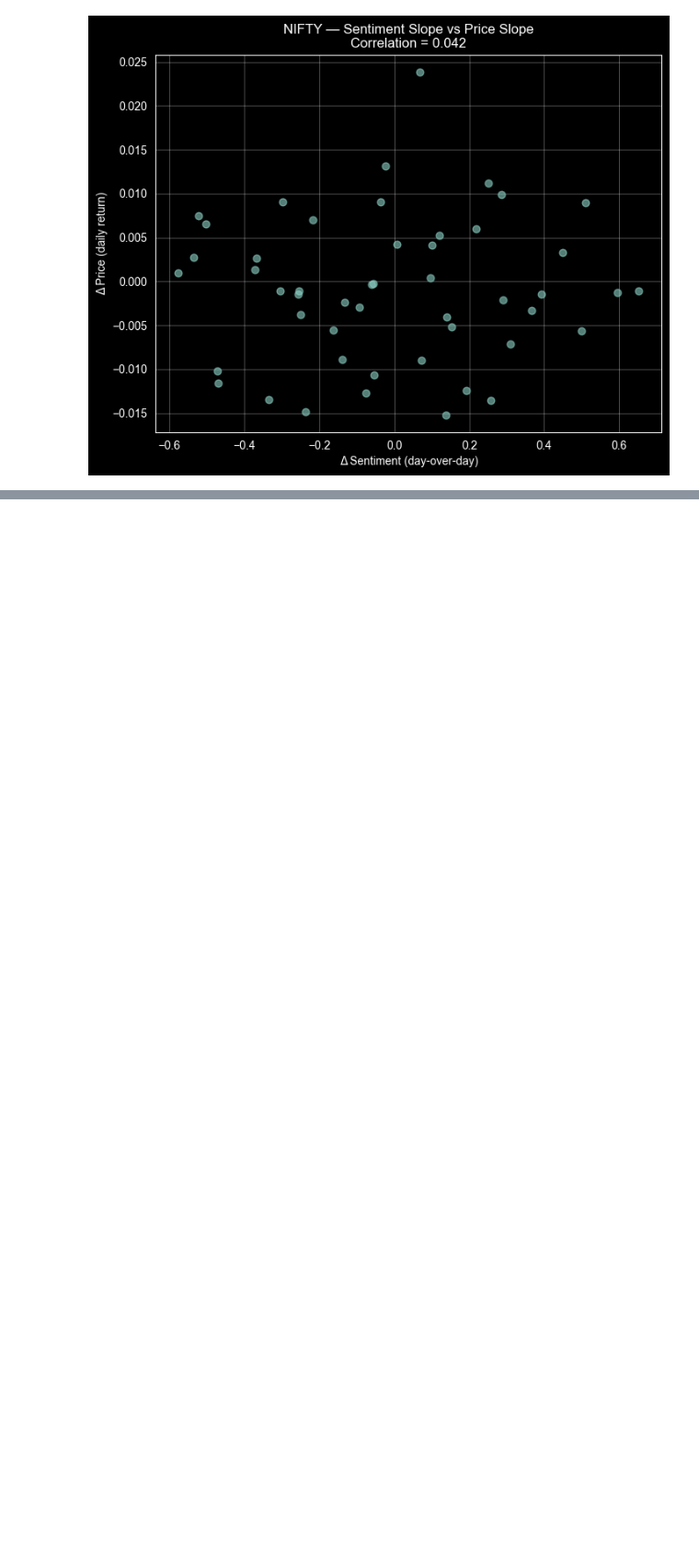
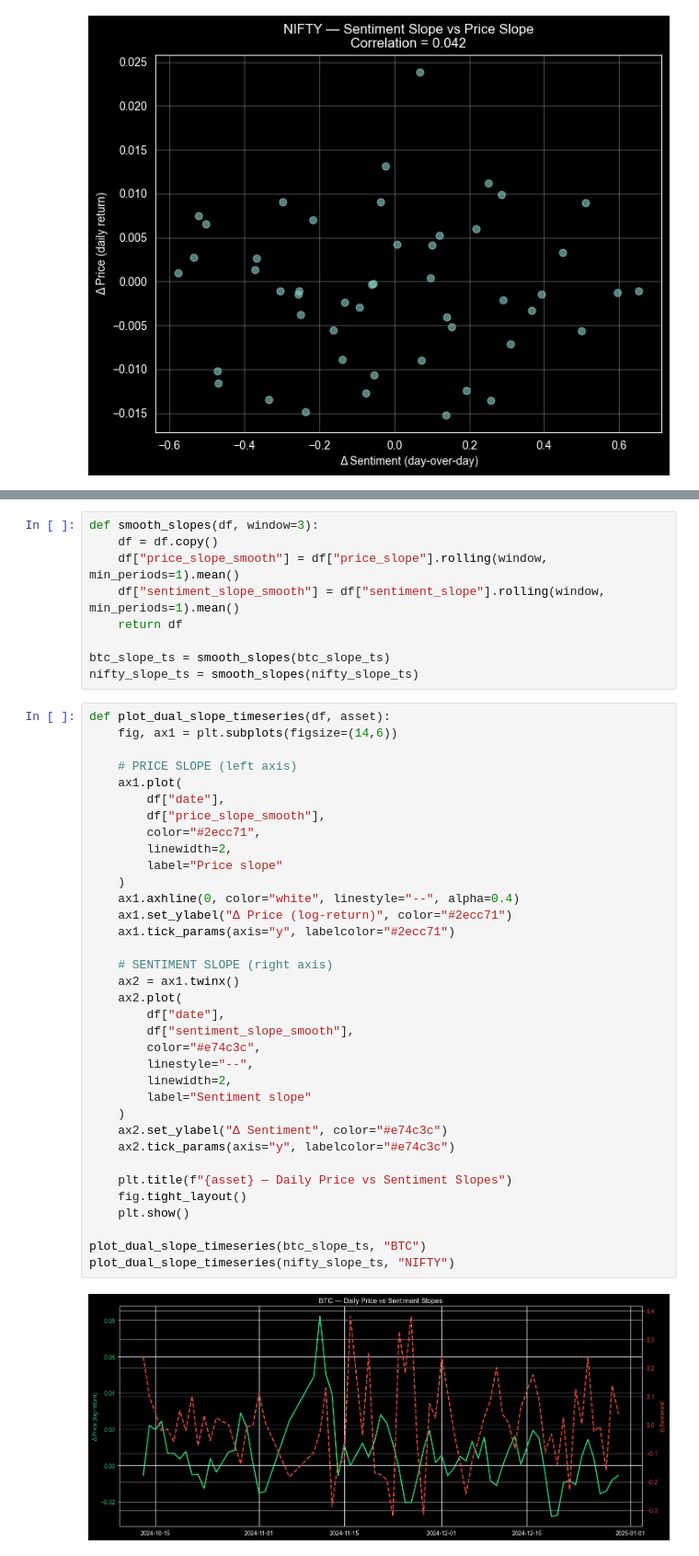
Before and after one commit to VT69/financial-sentiment-market-analysis, a Jupyter notebook: notebooks/08_graphs_and_plots.ipynb, the cells around one changed output, grey strips where cells are left out. Shown at 92% size. Cells and saved outputs as stored; diff of their text form; blank space fills up the shorter version.

```diff
--- a/notebooks/08_graphs_and_plots.ipynb
+++ b/notebooks/08_graphs_and_plots.ipynb
@@ -380,0 +454,46 @@ plot_slope_relationship(nifty_slope, "NIFTY")
+# %%
+def smooth_slopes(df, window=3):
+    df = df.copy()
+    df["price_slope_smooth"] = df["price_slope"].rolling(window, min_periods=1).mean()
+    df["sentiment_slope_smooth"] = df["sentiment_slope"].rolling(window, min_periods=1).mean()
+    return df
+
+btc_slope_ts = smooth_slopes(btc_slope_ts)
+nifty_slope_ts = smooth_slopes(nifty_slope_ts)
+# %%
+def plot_dual_slope_timeseries(df, asset):
+    fig, ax1 = plt.subplots(figsize=(14,6))
+
+    # PRICE SLOPE (left axis)
+    ax1.plot(
+        df["date"],
+        df["price_slope_smooth"],
+        color="#2ecc71",
+        linewidth=2,
+        label="Price slope"
+    )
+    ax1.axhline(0, color="white", linestyle="--", alpha=0.4)
+    ax1.set_ylabel("Δ Price (log-return)", color="#2ecc71")
+    ax1.tick_params(axis="y", labelcolor="#2ecc71")
+
+    # SENTIMENT SLOPE (right axis)
+    ax2 = ax1.twinx()
+    ax2.plot(
+        df["date"],
+        df["sentiment_slope_smooth"],
+        color="#e74c3c",
+        linestyle="--",
+        linewidth=2,
+        label="Sentiment slope"
+    )
+    ax2.set_ylabel("Δ Sentiment", color="#e74c3c")
+    ax2.tick_params(axis="y", labelcolor="#e74c3c")
+
+    plt.title(f"{asset} — Daily Price vs Sentiment Slopes")
+    fig.tight_layout()
+    plt.show()
+
+plot_dual_slope_timeseries(btc_slope_ts, "BTC")
+plot_dual_slope_timeseries(nifty_slope_ts, "NIFTY")
+# %% [output]
+[figure, added]
```
Also changed, not shown: parts of 11 cells of this notebook, 1 other file.
